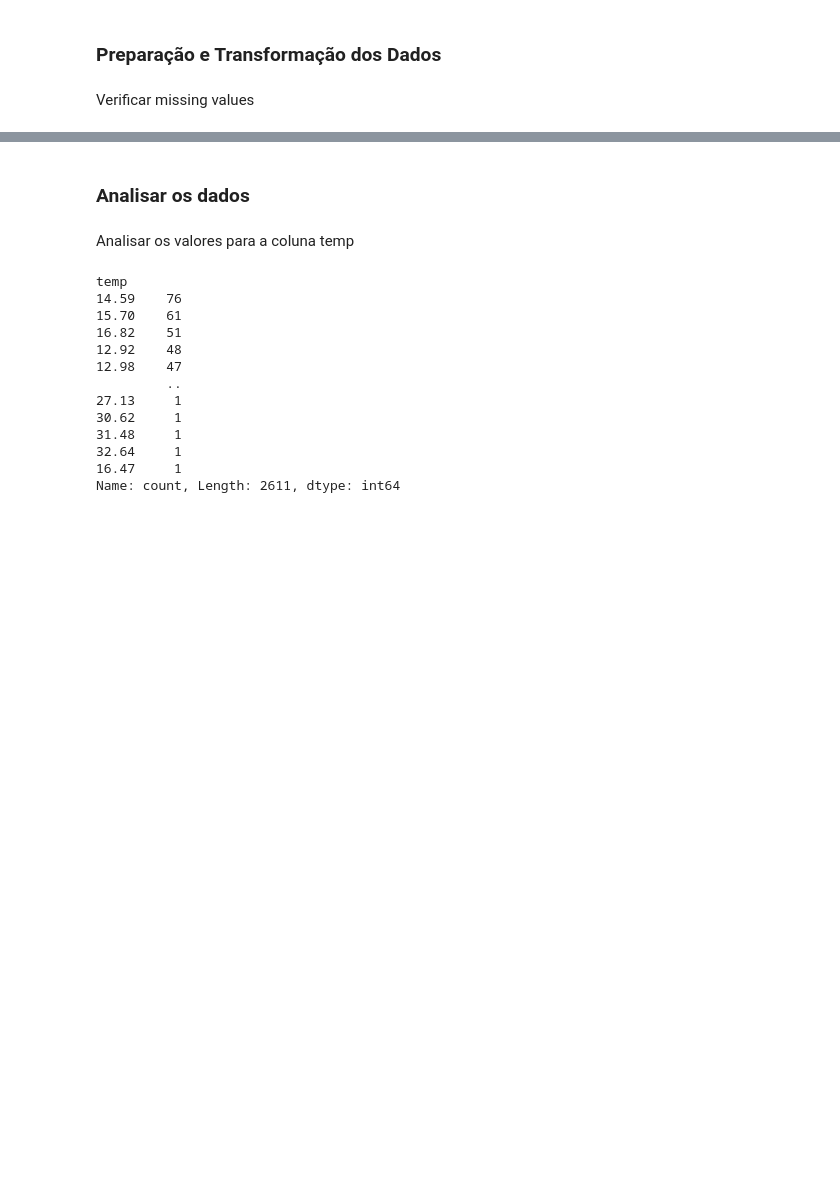
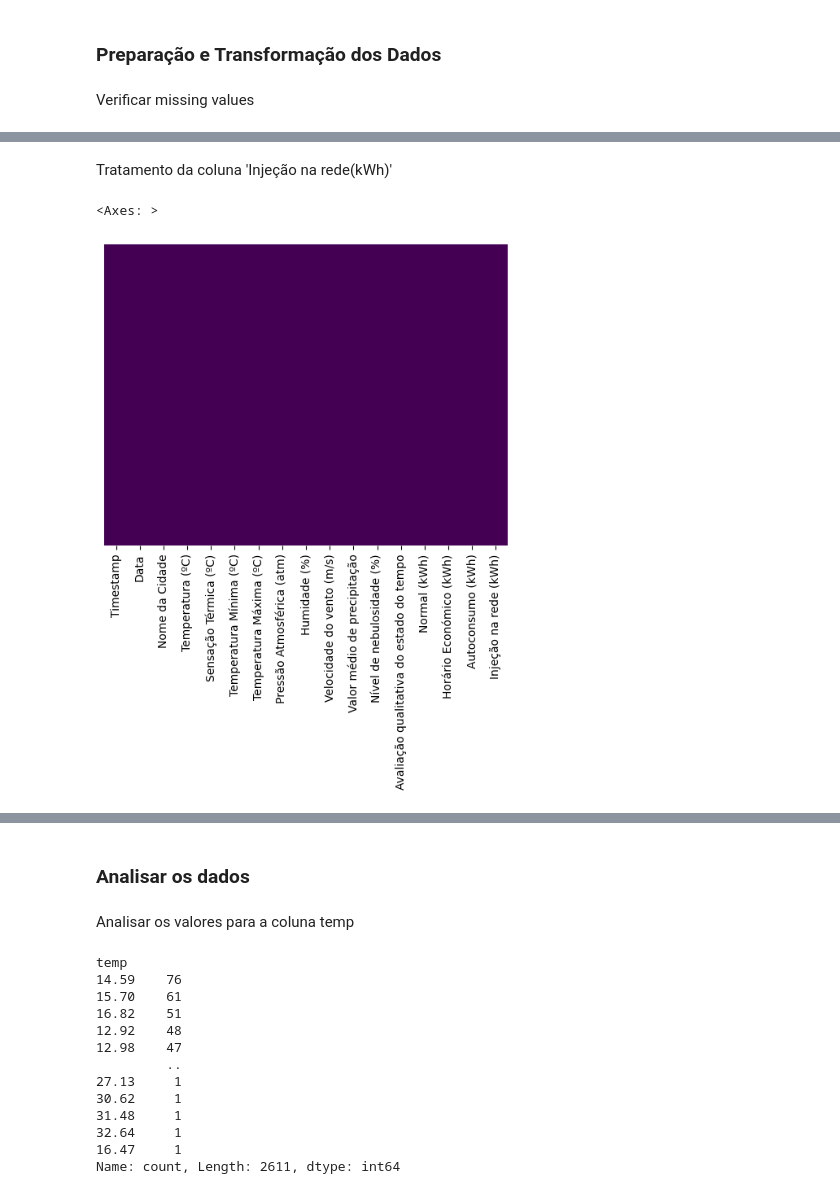
Before and after one commit to jpgoncalves13/DAA, a Jupyter notebook: DatasetCompeticao/dataset_competicao.ipynb, the cells around one changed output, grey strips where cells are left out. Saved outputs shown, nothing was run; the diff lists cells and outputs as text; code cells hidden in the pictures; blank space fills up the shorter version.

```diff
--- a/DatasetCompeticao/dataset_competicao.ipynb
+++ b/DatasetCompeticao/dataset_competicao.ipynb
@@ -263,0 +252,8 @@ meteo
+# %% [markdown]
+Tratamento da coluna 'Injeção na rede(kWh)'
+# %%
+data['Injeção na rede (kWh)'] = data['Injeção na rede (kWh)'].fillna(0)
+sns.heatmap(data.isnull(), yticklabels=False, cbar=False, cmap='viridis')
+# %% [output]
+<Axes: >
+[figure, added]
```
Also changed, not shown: parts of 16 cells of this notebook.
